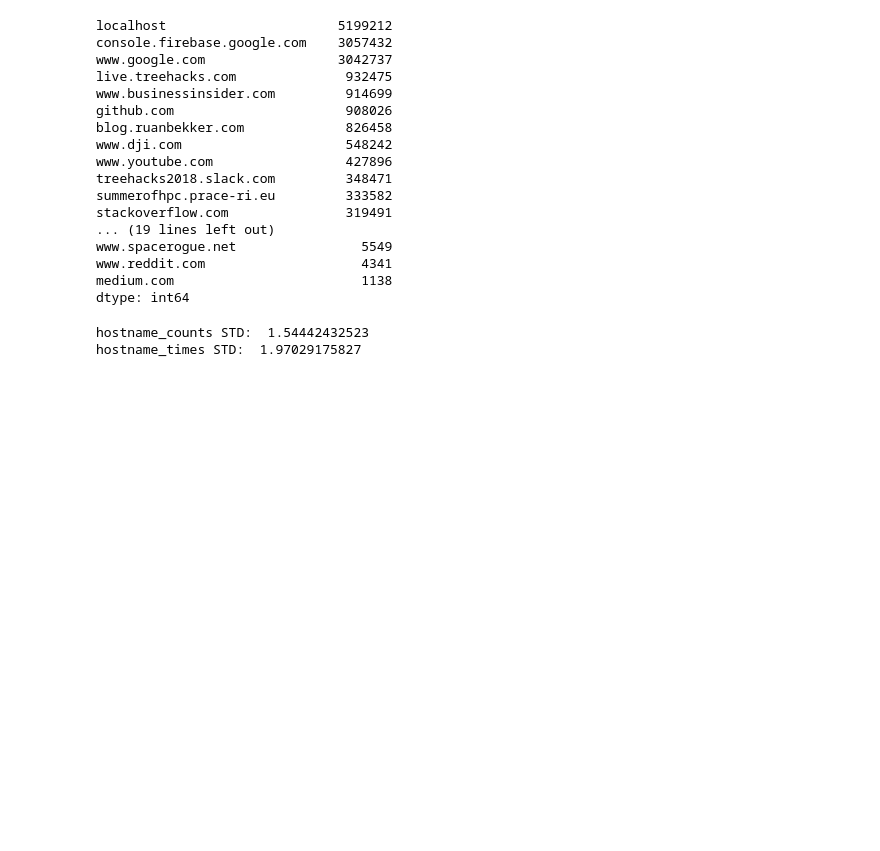
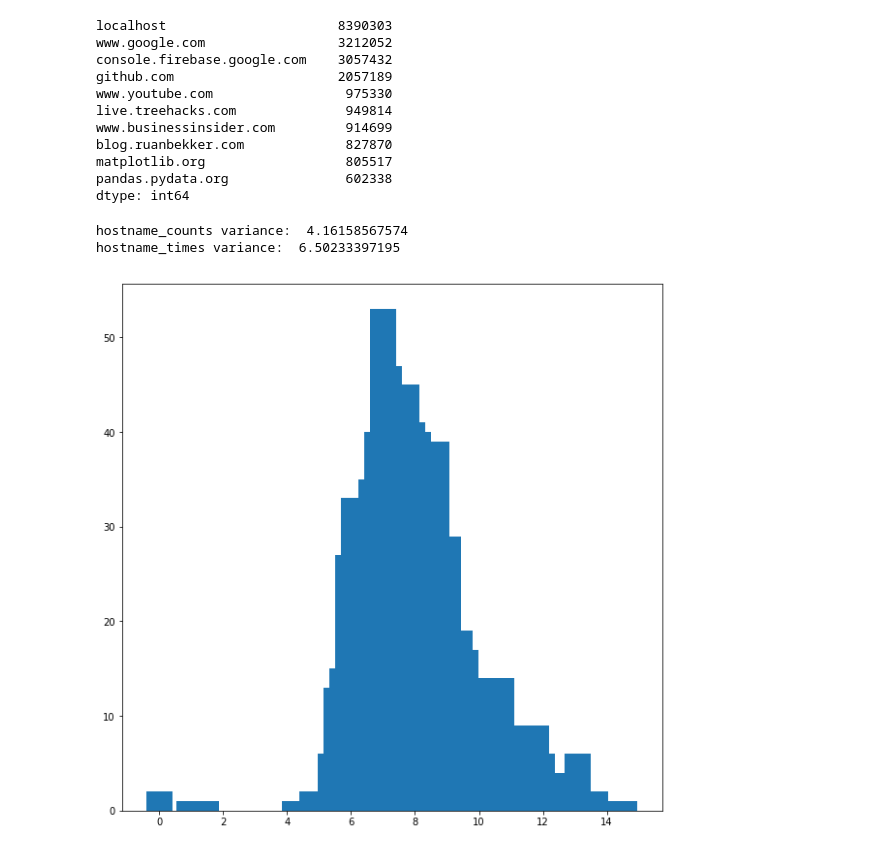
Before and after one commit to chrisdats/TJ-habit-bot, a Jupyter notebook: data_analysis/analysis.ipynb, the cells around one changed output. Saved outputs shown, nothing was run; the diff lists cells and outputs as text; code cells hidden in the pictures; blank space fills up the shorter version.

```diff
--- a/data_analysis/analysis.ipynb
+++ b/data_analysis/analysis.ipynb
@@ -51,32 +36,34 @@ for i in range(len(df)):
         hostname_times[hostname] += row['time']
     else:
         hostname_times[hostname] = row['time']
-#     if row['time'] > 1000:
-#         print(row['time'], row['hostname'])
 hostname_times = hostname_times.sort_values(ascending=False)
-hostname_times
+hostname_times[:10]
 # %% [output]
-localhost                      5199212
+localhost                      8390303
+www.google.com                 3212052
 console.firebase.google.com    3057432
-www.google.com                 3042737
-live.treehacks.com              932475
+github.com                     2057189
+www.youtube.com                 975330
+live.treehacks.com              949814
 www.businessinsider.com         914699
-github.com                      908026
-blog.ruanbekker.com             826458
-www.dji.com                     548242
-www.youtube.com                 427896
-treehacks2018.slack.com         348471
-summerofhpc.prace-ri.eu         333582
-stackoverflow.com               319491
-... (19 lines left out)
-www.spacerogue.net                5549
-www.reddit.com                    4341
-medium.com                        1138
+blog.ruanbekker.com             827870
+matplotlib.org                  805517
+pandas.pydata.org               602338
 dtype: int64
 # %%
-print('hostname_counts STD: ', (hostname_counts.values / hostname_counts.values.mean()).std())
-print('hostname_times STD: ', (hostname_times.values / hostname_times.values.mean()).std())
+print('hostname_counts variance: ', (hostname_counts.values / hostname_counts.values.mean()).var())
+print('hostname_times variance: ', (hostname_times.values / hostname_times.values.mean()).var())
 # %% [output]
-hostname_counts STD:  1.54442432523
-hostname_times STD:  1.97029175827
+hostname_counts variance:  4.16158567574
+hostname_times variance:  6.50233397195
+# %%
+import numpy as np
+# the log of time spent on a tab is distributed like so
+times = df['time'].as_matrix()
+hist, bins = np.histogram(np.log(times+1), bins=80)
+fig, ax = plt.subplots(figsize=(10, 10))
+ax.bar(bins[:-1], hist)
+plt.show()
+# %% [output]
+[figure, added]
 # %%
```
Also changed, not shown: parts of 12 cells of this notebook, 2 other files.
